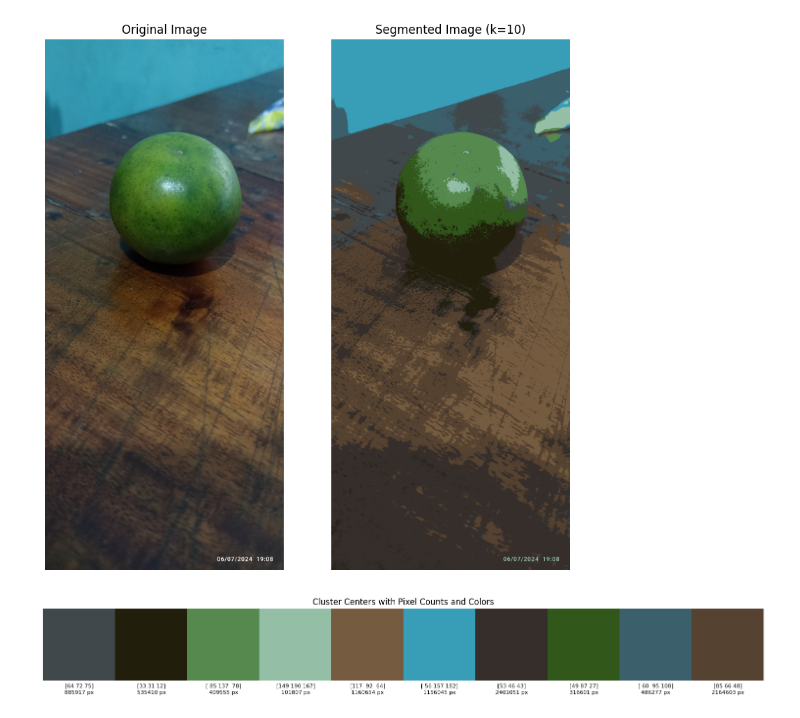
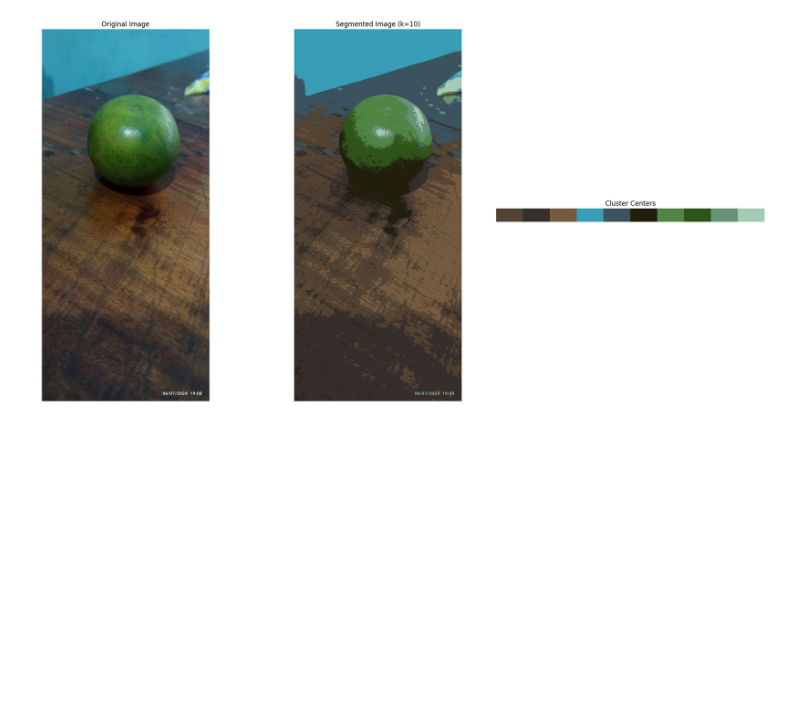
Before and after one commit to hafizalkariem/Project-akhir-pengolahan-citra-digital, a Jupyter notebook: UAS/k-means_clustering.ipynb, the cells around one changed output. Drawn from its saved outputs; the diff is of its cells as text; code cells hidden in the pictures; blank space fills up the shorter version.

```diff
--- a/UAS/k-means_clustering.ipynb
+++ b/UAS/k-means_clustering.ipynb
@@ -76,6 +2,7 @@ plt.imshow(segmented_image)
 import numpy as np
 import matplotlib.pyplot as plt
 import cv2
+from collections import Counter
 
 # Membaca gambar
 image_path = 'img/jeruk_diatas_meja_kantor.jpg'
@@ -85,72 +12,64 @@ image = cv2.imread(image_path)
 image_rgb = cv2.cvtColor(image, cv2.COLOR_BGR2RGB)
 
 # Menampilkan gambar asli
-plt.figure(figsize=(15, 15))
+plt.figure(figsize=(20, 10))
 plt.subplot(1, 3, 1)
 plt.imshow(image_rgb)
 plt.title('Original Image')
 plt.axis('off')
 
-# Membentuk ulang gambar menjadi array 2D di mana setiap baris adalah piksel dan 3 nilai warna (RGB)
+# Membentuk ulang gambar menjadi susunan piksel 2D dan 3 nilai warna (RGB)
 pixel_vals = image_rgb.reshape((-1, 3))
 
-# Mengonversi data piksel ke tipe float32
+# Mengonversi ke tipe float
 pixel_vals = np.float32(pixel_vals)
 
-# Menentukan kriteria untuk algoritma k-means dan mengatur jumlah cluster
+# Menentukan kriteria untuk k-means clustering
 criteria = (cv2.TERM_CRITERIA_EPS + cv2.TERM_CRITERIA_MAX_ITER, 100, 0.85)
+
+# Menjalankan k-means clustering. anda bisa mengatur angkanya sesuai dengan keinginan anda
 k = 10
+_, labels, centers = cv2.kmeans(pixel_vals, k, None, criteria, 10, cv2.KMEANS_RANDOM_CENTERS)
 
-# Menjalankan algoritma k-means
-retval, labels, centers = cv2.kmeans(pixel_vals, k, None, criteria, 10, cv2.KMEANS_RANDOM_CENTERS)
-
-# Mengonversi pusat cluster kembali ke tipe 8-bit
+# Mengonversi data menjadi nilai 8-bit
 centers = np.uint8(centers)
-
-# Memetakan piksel ke pusat cluster mereka
 segmented_data = centers[labels.flatten()]
 
-# Membentuk ulang data yang telah dikelompokkan menjadi dimensi gambar asli
+# Membentuk ulang data menjadi dimensi gambar asli
 segmented_image = segmented_data.reshape((image_rgb.shape))
 
-# Menampilkan gambar yang telah dikelompokkan
+# Menampilkan gambar hasil clustering
 plt.subplot(1, 3, 2)
 plt.imshow(segmented_image)
-plt.title('Segmented Image (k=10)')
+plt.title(f'Segmented Image (k={k})')
 plt.axis('off')
 
-# Menghitung jumlah piksel untuk setiap warna dalam cluster
-unique, counts = np.unique(labels, return_counts=True)
+# Menampilkan warna kluster sebagai bar horizontal
+color_counts = Counter(labels.flatten())
+sorted_colors = sorted(color_counts.items(), key=lambda x: x[1], reverse=True)
 
-# Membuat dictionary untuk warna dan jumlahnya
-color_counts = dict(zip(unique, counts))
+bar_height = 50
+bar = np.zeros((bar_height, len(sorted_colors) * 100, 3), dtype=np.uint8)
 
-# Menampilkan warna cluster sebagai gambar horizontal dengan label
-plt.figure(figsize=(15, 5))
-bar_height = 100
-color_bar = np.zeros((bar_height, k * 100, 3), dtype=np.uint8)
+for i, (cluster_num, count) in enumerate(sorted_colors):
+    bar[:, i * 100:(i + 1) * 100] = centers[cluster_num]
 
-for i, (cluster_num, count) in enumerate(color_counts.items()):
-    color_bar[:, i*100:(i+1)*100] = centers[cluster_num]
-    plt.text(i * 100 + 50, bar_height + 10, f'{centers[cluster_num]}', ha='center', va='bottom', fontsize=8, color='black')
-    plt.text(i * 100 + 50, bar_height + 20, f'{count} px', ha='center', va='bottom', fontsize=8, color='black')
-
-plt.imshow(color_bar)
-plt.title('Cluster Centers with Pixel Counts and Colors')
+plt.subplot(1, 3, 3)
+plt.imshow(bar)
+plt.title('Cluster Centers')
 plt.axis('off')
 
 plt.tight_layout()
 plt.show()
 
-# Menampilkan informasi cluster
+# Menampilkan rincian kluster
 print(f"Original Image Size: {image_rgb.shape}")
 print(f"Segmented Image Size: {segmented_image.shape}")
-print("Cluster Details:")
-for cluster_num, count in color_counts.items():
-    color = centers[cluster_num]
-    print(f"Cluster {cluster_num}: {count} pixels (Color: {color})")
+print("\nCluster Details:")
+
+for cluster_num, count in sorted_colors:
+    print(f"Cluster {cluster_num}: {count} pixels (Color: {centers[cluster_num]})")
 # %% [output]
-[figure, old version]
+[figure, new version]
-[figure, removed]
 Original Image Size: (4624, 2080, 3)
 Segmented Image Size: (4624, 2080, 3)
```
Also changed, not shown: parts of 6 cells of this notebook.
